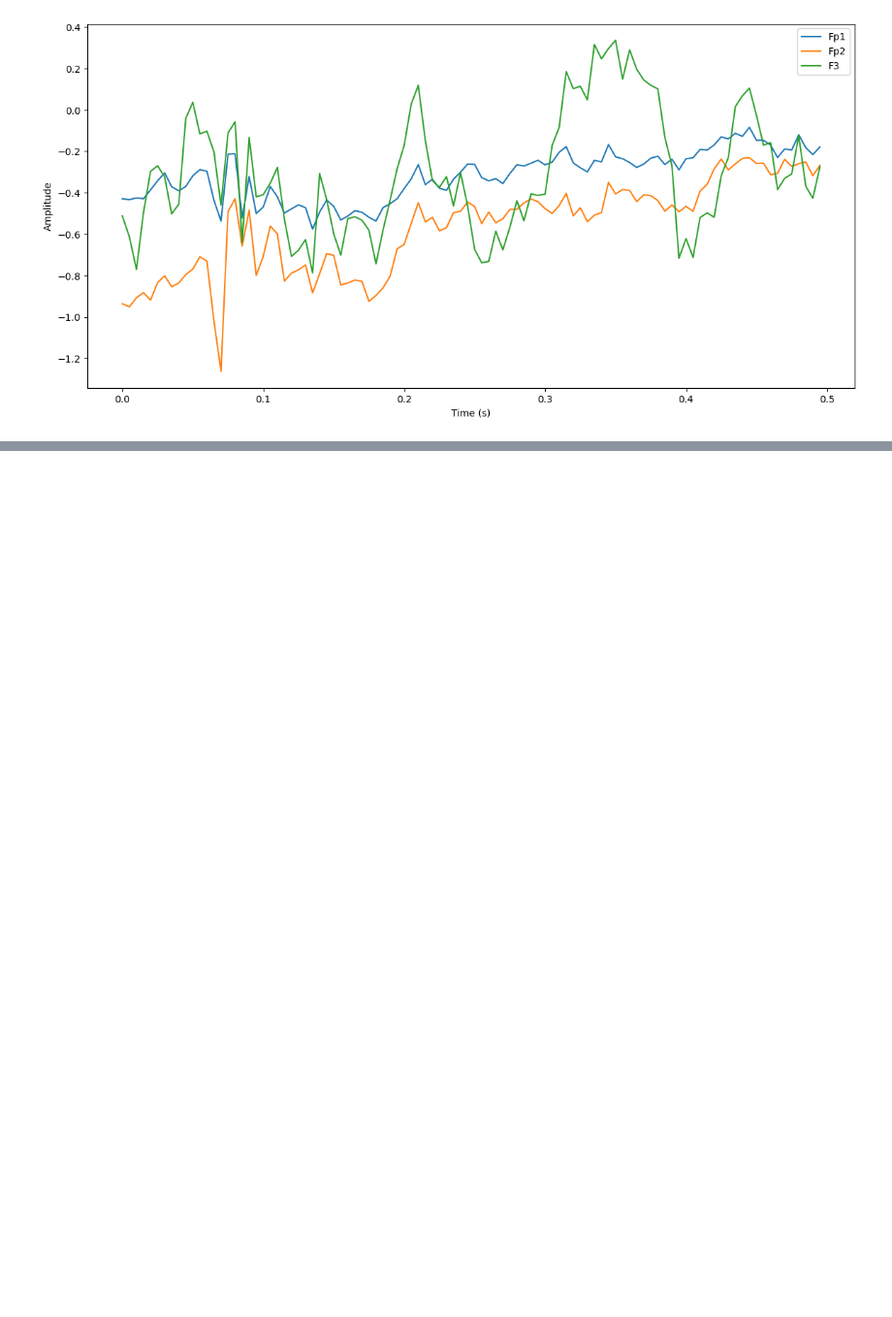
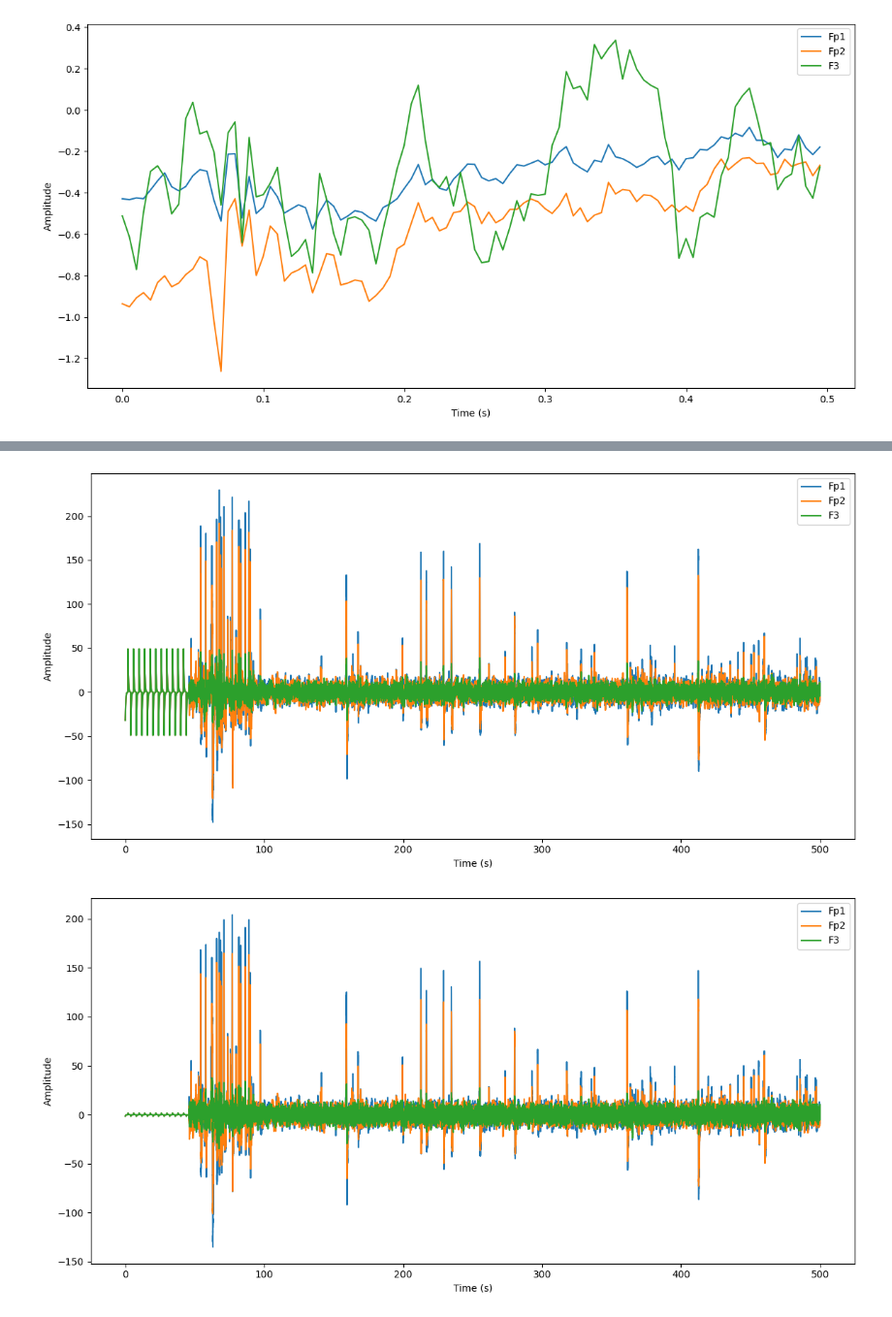
Before and after one commit to eZWALT/ML4HD-Machine-Learning-for-Human-Data, a Jupyter notebook: PROJECT/src/main.ipynb, the cells around one changed output, grey strips where cells are left out. Shown at 97% size. Saved outputs shown, nothing was run; the diff lists cells and outputs as text; code cells hidden in the pictures; blank space fills up the shorter version.

```diff
--- a/PROJECT/src/main.ipynb
+++ b/PROJECT/src/main.ipynb
@@ -99,0 +118,7 @@ u.plot_eeg_signals(eeg_data_normalized, first_sample=1000, window_size=100,freq=
+# %%
+rr=p.robust_reference(eeg_data)
+u.plot_eeg_signals(eeg_data, first_sample=1000, window_size=100000,freq=metadata["sampling_freq"][0], channels=['Fp1', 'Fp2', 'F3'])
+u.plot_eeg_signals(rr[0], first_sample=1000, window_size=100000,freq=metadata["sampling_freq"][0], channels=['Fp1', 'Fp2', 'F3'])
+# %% [output]
+[figure, added]
+[figure, added]
```
Also changed, not shown: parts of 3 cells of this notebook, 2 other files.
